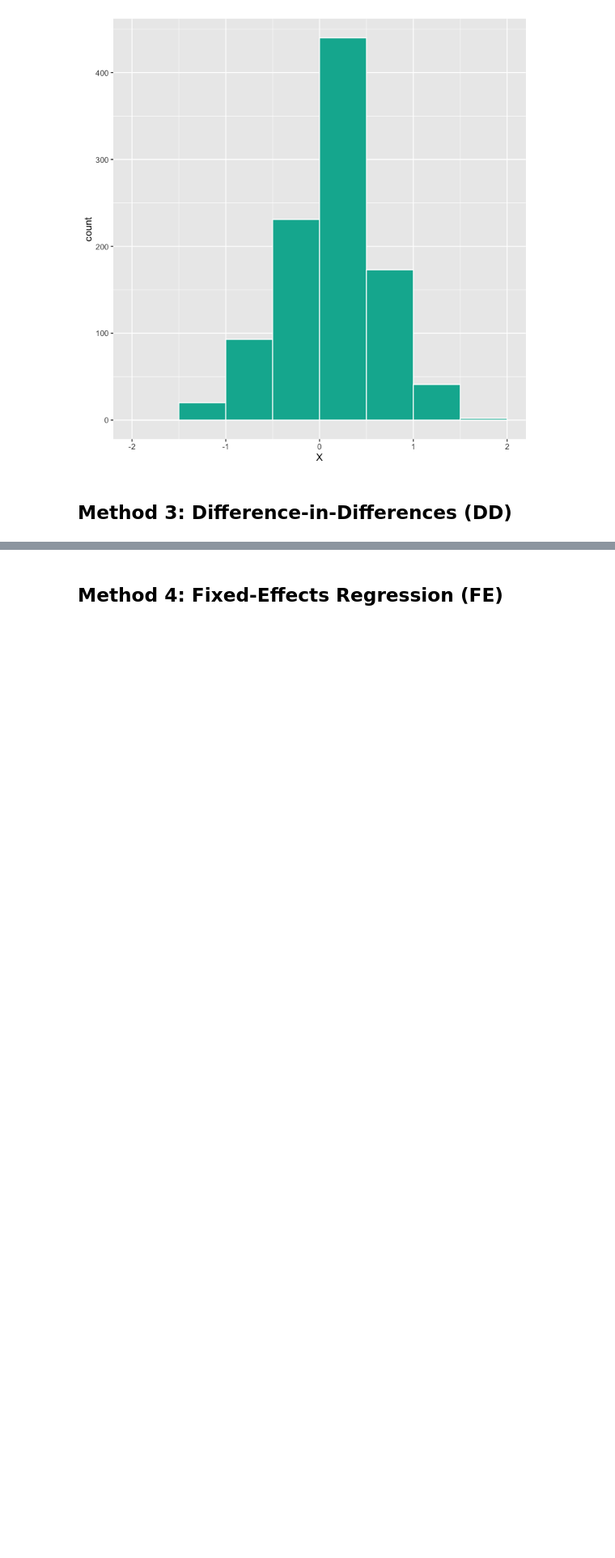
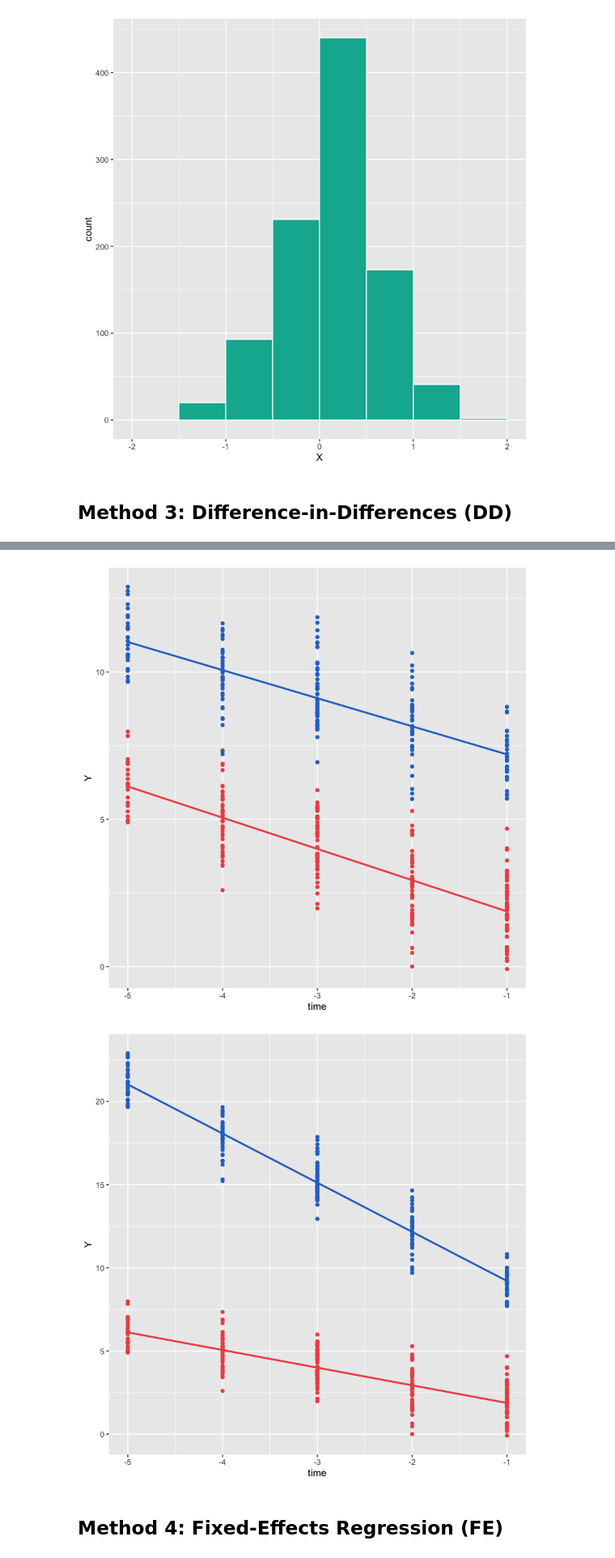
Before and after one commit to TeconomicsBlog/notebooks, a Jupyter notebook: CausalInference.ipynb, the cells around one changed output, grey strips where cells are left out. Shown at 81% size. Cells and saved outputs as stored; diff of their text form; code cells hidden in the pictures; blank space fills up the shorter version.

Commit message:
parallel trend examples

```diff
--- a/CausalInference.ipynb
+++ b/CausalInference.ipynb
@@ -183,3 +181,27 @@ F-statistic:  7864 on 3 and 996 DF,  p-value: < 2.2e-16
+# %%
+# parallel trends
+#9772B2
+df %>%
+    filter(time < 0) %>%
+    ggplot(aes(x = time, y = Y, color = factor(treatment + 2 * (time >= 0)))) +
+        geom_point() +
+        geom_smooth(method = lm,
+                    se = FALSE) +
+        theme(legend.position = "none") +
+        scale_color_manual(values = c("#F05253", "#2A73CC", "#F05253", "#2A73CC"))
+
+df %>%
+    mutate(Y = ifelse(treatment, Y - 2 * time, Y)) %>%
+    filter(time < 0) %>%
+    ggplot(aes(x = time, y = Y, color = factor(treatment + 2 * (time >= 0)))) +
+        geom_point() +
+        geom_smooth(method = lm,
+                    se = FALSE) +
+        theme(legend.position = "none") +
+        scale_color_manual(values = c("#F05253", "#2A73CC", "#F05253", "#2A73CC"))
+# %% [output]
+[figure, added]
+[figure, added]
 # %% [markdown]
 ## Method 4: Fixed-Effects Regression (FE)
 # %%
```
Also changed, not shown: parts of 2 cells of this notebook.
